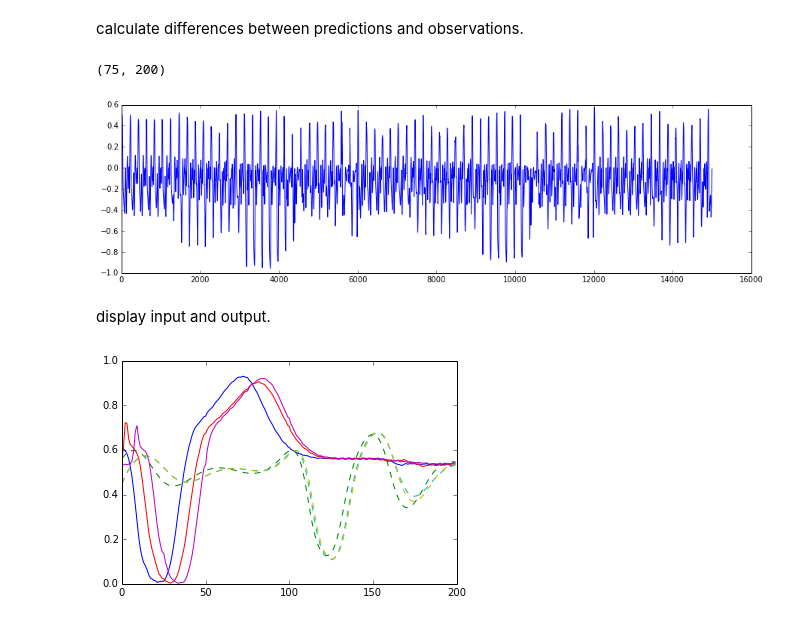
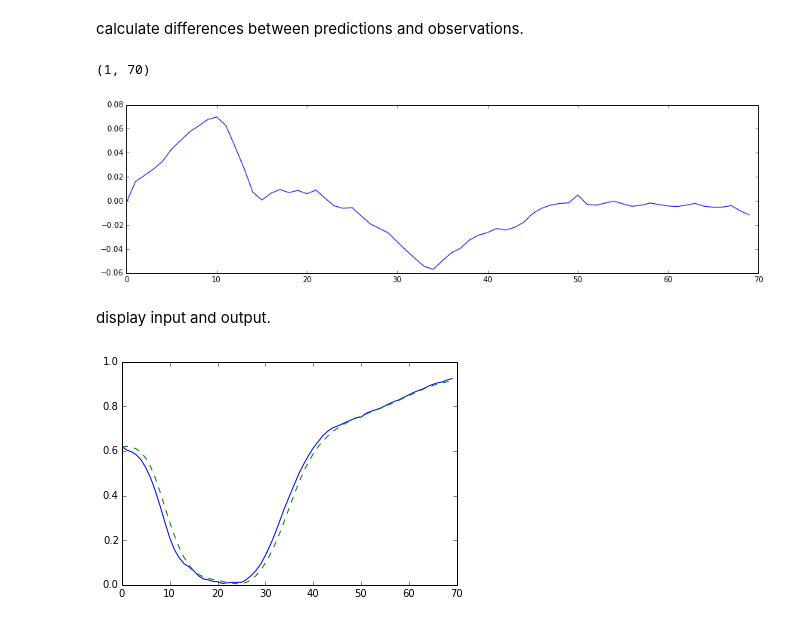
Before and after one commit to afcarl/chainer_seq2seq, a Jupyter notebook: experiment_01.ipynb, the cells around one changed output. Drawn from its saved outputs; the diff is of its cells as text; code cells hidden in the pictures.

```diff
--- a/experiment_01.ipynb
+++ b/experiment_01.ipynb
@@ -25,7 +25,7 @@ plt.plot(train_src_data[20:230])
 make a set of mini batches
 # %%
 import utils
-LENGTH_OF_TRAIN_SEQUENCE = 50
+LENGTH_OF_TRAIN_SEQUENCE = 70
 train_src_mini_batch_data = utils.make_mini_batch_without_overlap(train_src_data[:,0], LENGTH_OF_TRAIN_SEQUENCE)
 valid_src_mini_batch_data = utils.make_mini_batch_without_overlap(valid_src_data[:,0], LENGTH_OF_TRAIN_SEQUENCE)
 test_src_mini_batch_data = utils.make_mini_batch_without_overlap(test_src_data[:,0], LENGTH_OF_TRAIN_SEQUENCE)
@@ -36,9 +36,9 @@ print(test_src_mini_batch_data.shape)
 
 
 # modify them
-# train_src_mini_batch_data = train_src_mini_batch_data[0:1,:]
-# valid_src_mini_batch_data = valid_src_mini_batch_data[0:1,:]
-# test_src_mini_batch_data = test_src_mini_batch_data[0:1,:]
+train_src_mini_batch_data = train_src_mini_batch_data[0:1,:]
+valid_src_mini_batch_data = valid_src_mini_batch_data[0:1,:]
+test_src_mini_batch_data = test_src_mini_batch_data[0:1,:]
 
 print(train_src_mini_batch_data.shape)
 print(valid_src_mini_batch_data.shape)
@@ -153,7 +153,7 @@ print(train_errors.shape)
 # print(smoothed_valid_errors.shape)
 # print(smoothed_test_errors.shape)
 # %% [output]
-(75, 200)
+(1, 70)
 # %%
 # display them
 def display_errors(data):
@@ -176,12 +176,12 @@ display_errors(train_errors)
 
 # plt.legend(loc="best")
 # %% [output]
-[figure, old version]
+[figure, new version]
 # %% [markdown]
 display input and output.
 # %%
-for index in range(3):#train_src_mini_batch_data.shape[0]):
+for index in range(train_src_mini_batch_data.shape[0]):
     plt.plot(train_src_mini_batch_data[index], label="src")
     plt.plot(inverse_train_dst_mini_batch_data[index], linestyle="dashed", label="pred")
 # %% [output]
-[figure, old version]
+[figure, new version]
```
Also changed, not shown: parts of 2 cells of this notebook, 1 other file.
